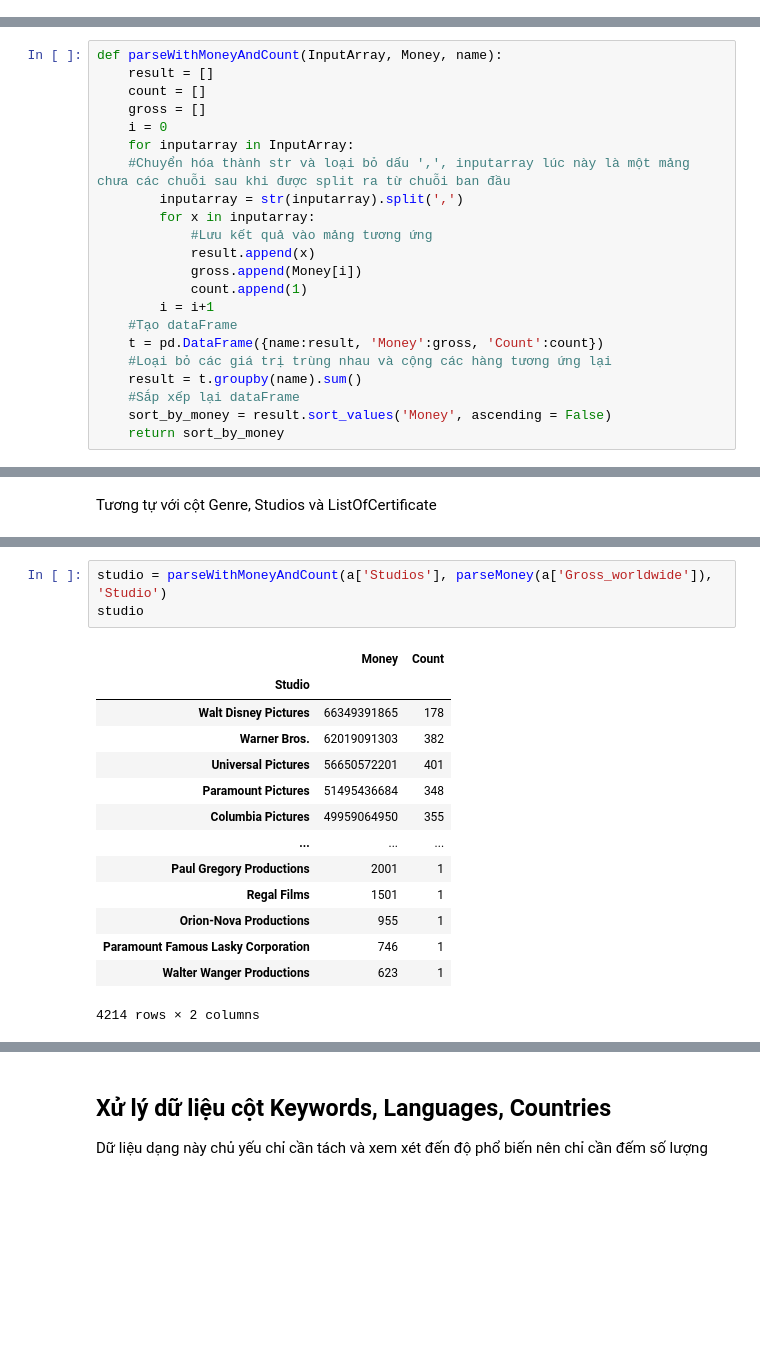
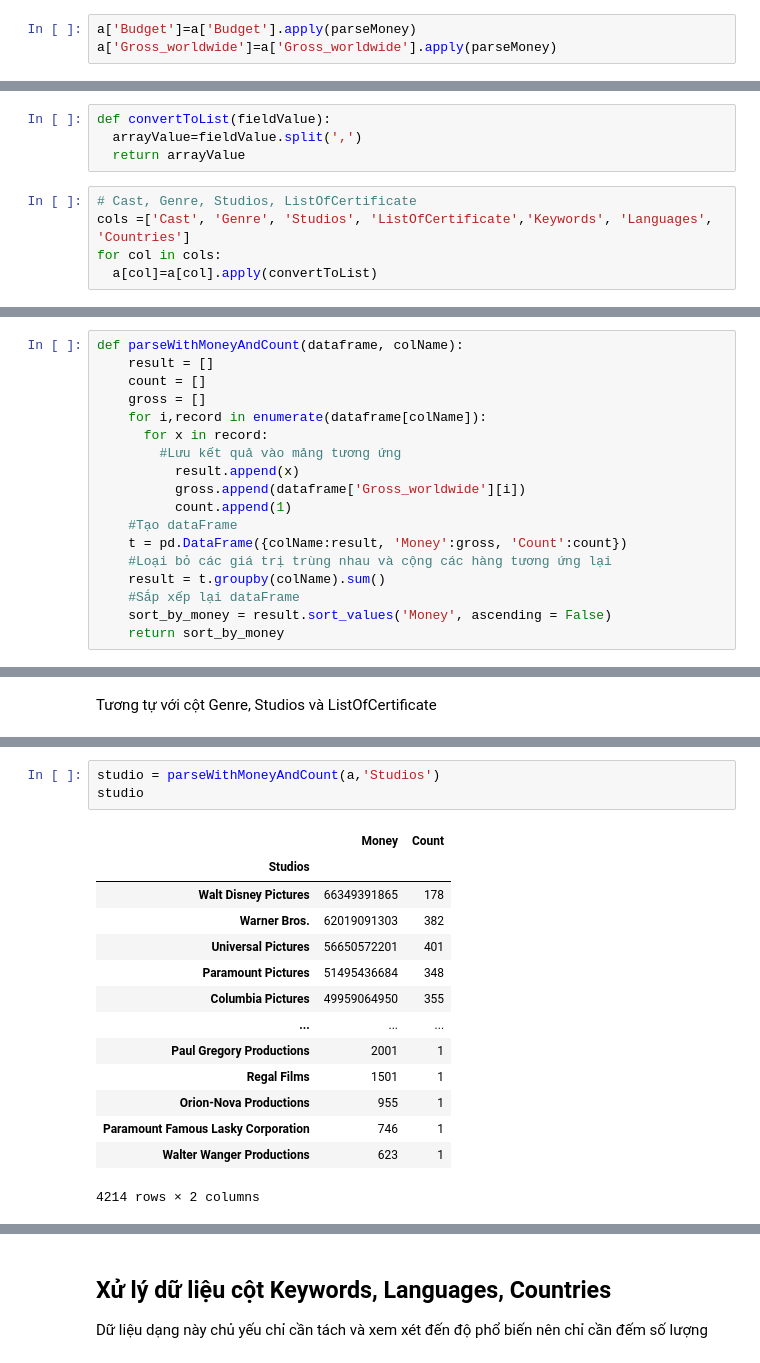
Before and after one commit to theobmgit/bor-prediction-analysis, a Jupyter notebook: notebook/Data Cleaning.ipynb, the cells around one changed output, grey strips where cells are left out. Cells and saved outputs as stored; diff of their text form; blank space fills up the shorter version.

```diff
--- a/notebook/Data Cleaning.ipynb
+++ b/notebook/Data Cleaning.ipynb
@@ -37,0 +46,3 @@ Một dataFrame chứa thông tin sau khi được tách ra khỏi các chuỗi,
+# %%
+a['Budget']=a['Budget'].apply(parseMoney)
+a['Gross_worldwide']=a['Gross_worldwide'].apply(parseMoney)
@@ -37,0 +60,9 @@ Một dataFrame chứa thông tin sau khi được tách ra khỏi các chuỗi,
+# %%
+def convertToList(fieldValue):
+  arrayValue=fieldValue.split(',')
+  return arrayValue
+# %%
+# Cast, Genre, Studios, ListOfCertificate
+cols =['Cast', 'Genre', 'Studios', 'ListOfCertificate','Keywords', 'Languages', 'Countries']
+for col in cols:
+  a[col]=a[col].apply(convertToList)
@@ -38,22 +77,18 @@ Một dataFrame chứa thông tin sau khi được tách ra khỏi các chuỗi,
 # %%
-def parseWithMoneyAndCount(InputArray, Money, name):
+def parseWithMoneyAndCount(dataframe, colName):
     result = []
     count = []
     gross = []
-    i = 0
-    for inputarray in InputArray:
-    #Chuyển hóa thành str và loại bỏ dấu ',', inputarray lúc này là một mảng chưa các chuỗi sau khi được split ra từ chuỗi ban đầu
-        inputarray = str(inputarray).split(',')
-        for x in inputarray:
-            #Lưu kết quả vào mảng tương ứng
-            result.append(x)
-            gross.append(Money[i])
-            count.append(1)
-        i = i+1
+    for i,record in enumerate(dataframe[colName]):
+      for x in record:
+        #Lưu kết quả vào mảng tương ứng
+          result.append(x)
+          gross.append(dataframe['Gross_worldwide'][i])
+          count.append(1)
     #Tạo dataFrame
-    t = pd.DataFrame({name:result, 'Money':gross, 'Count':count})
+    t = pd.DataFrame({colName:result, 'Money':gross, 'Count':count})
     #Loại bỏ các giá trị trùng nhau và cộng các hàng tương ứng lại
-    result = t.groupby(name).sum()
+    result = t.groupby(colName).sum()
     #Sắp xếp lại dataFrame
     sort_by_money = result.sort_values('Money', ascending = False)
     return sort_by_money
@@ -107,11 +142,11 @@ genre
 | Documentary | 1742563943 | 42 |
 | Film-Noir | 4715774 | 8 |
 # %%
-studio = parseWithMoneyAndCount(a['Studios'], parseMoney(a['Gross_worldwide']), 'Studio')
+studio = parseWithMoneyAndCount(a,'Studios')
 studio
 # %% [output]
 |  | Money | Count |
-| Studio |  |  |
+| Studios |  |  |
 | Walt Disney Pictures | 66349391865 | 178 |
 | Warner Bros. | 62019091303 | 382 |
 | Universal Pictures | 56650572201 | 401 |
```
Also changed, not shown: parts of 34 cells of this notebook, 4 other files.
